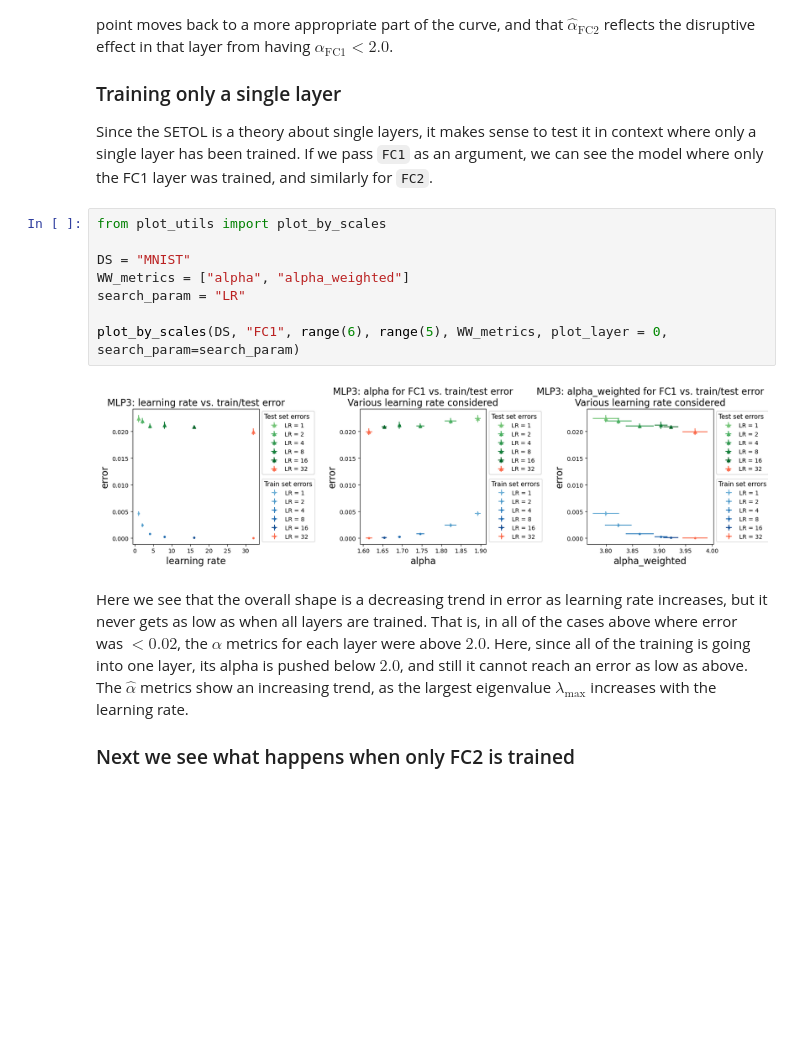
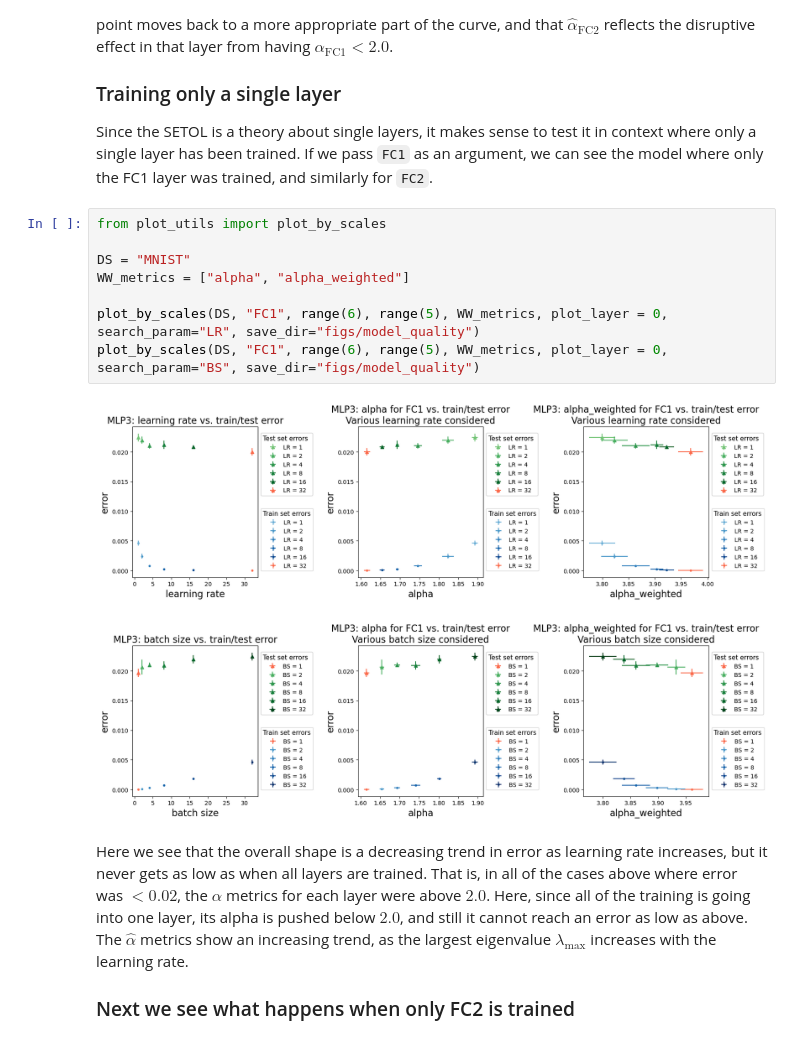
Before and after one commit to charlesmartin14/SETOL_experiments, a Jupyter notebook: notebooks/WW_MLP3_Analysis_Model_Quality.ipynb, the cells around one changed output. Cells and saved outputs as stored; diff of their text form; blank space fills up the shorter version.

```diff
--- a/notebooks/WW_MLP3_Analysis_Model_Quality.ipynb
+++ b/notebooks/WW_MLP3_Analysis_Model_Quality.ipynb
@@ -71,13 +75,14 @@ Since the SETOL is a theory about single layers, it makes sense to test it in co
 # %%
 from plot_utils import plot_by_scales
 
 DS = "MNIST"
 WW_metrics = ["alpha", "alpha_weighted"]
-search_param = "LR"
 
-plot_by_scales(DS, "FC1", range(6), range(5), WW_metrics, plot_layer = 0, search_param=search_param)
+plot_by_scales(DS, "FC1", range(6), range(5), WW_metrics, plot_layer = 0, search_param="LR", save_dir="figs/model_quality")
+plot_by_scales(DS, "FC1", range(6), range(5), WW_metrics, plot_layer = 0, search_param="BS", save_dir="figs/model_quality")
 # %% [output]
-[figure, old version]
+[figure, new version]
+[figure, added]
 # %% [markdown]
 Here we see that the overall shape is a decreasing trend in error as learning rate increases, but it never gets as low as when all layers are trained. That is, in all of the cases above where error was $< 0.02$, the $\alpha$ metrics for each layer were above $2.0$. Here, since all of the training is going into one layer, its alpha is pushed below $2.0$, and still it cannot reach an error as low as above. The $\hat{\alpha}$ metrics show an increasing trend, as the largest eigenvalue $\lambda_\max$ increases with the learning rate.
 
```
Also changed, not shown: parts of 3 cells of this notebook, 1 other file.
